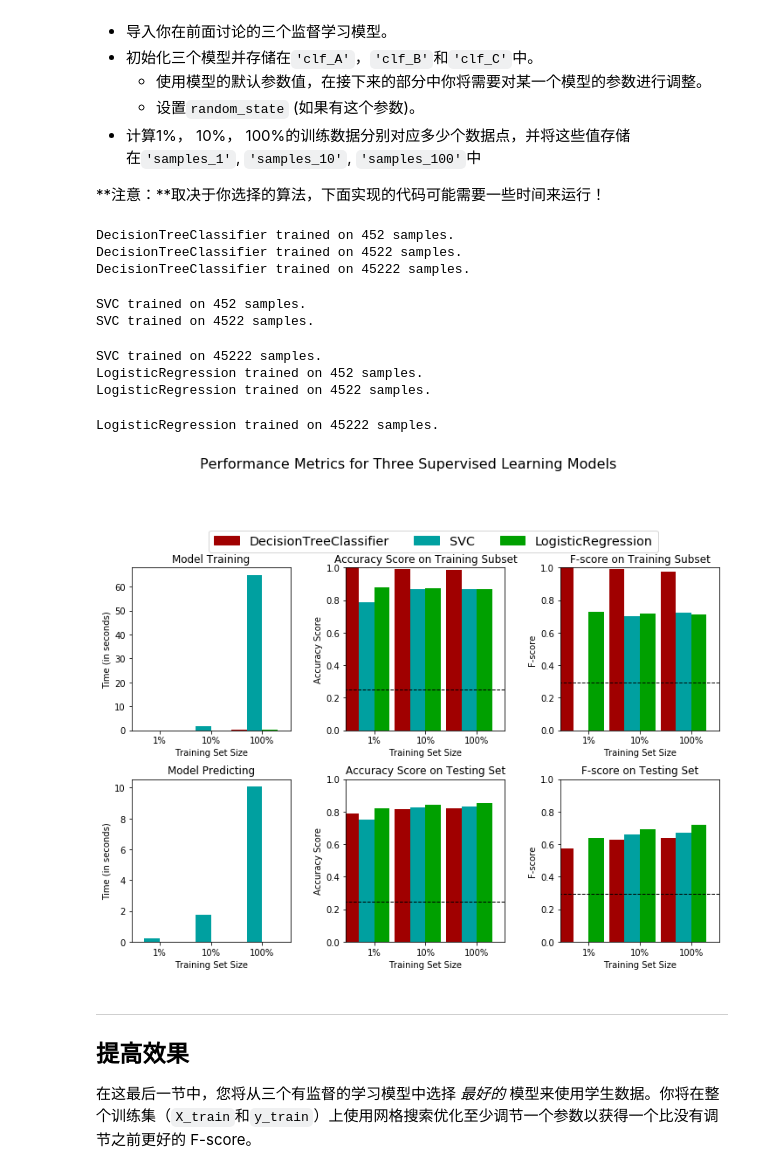
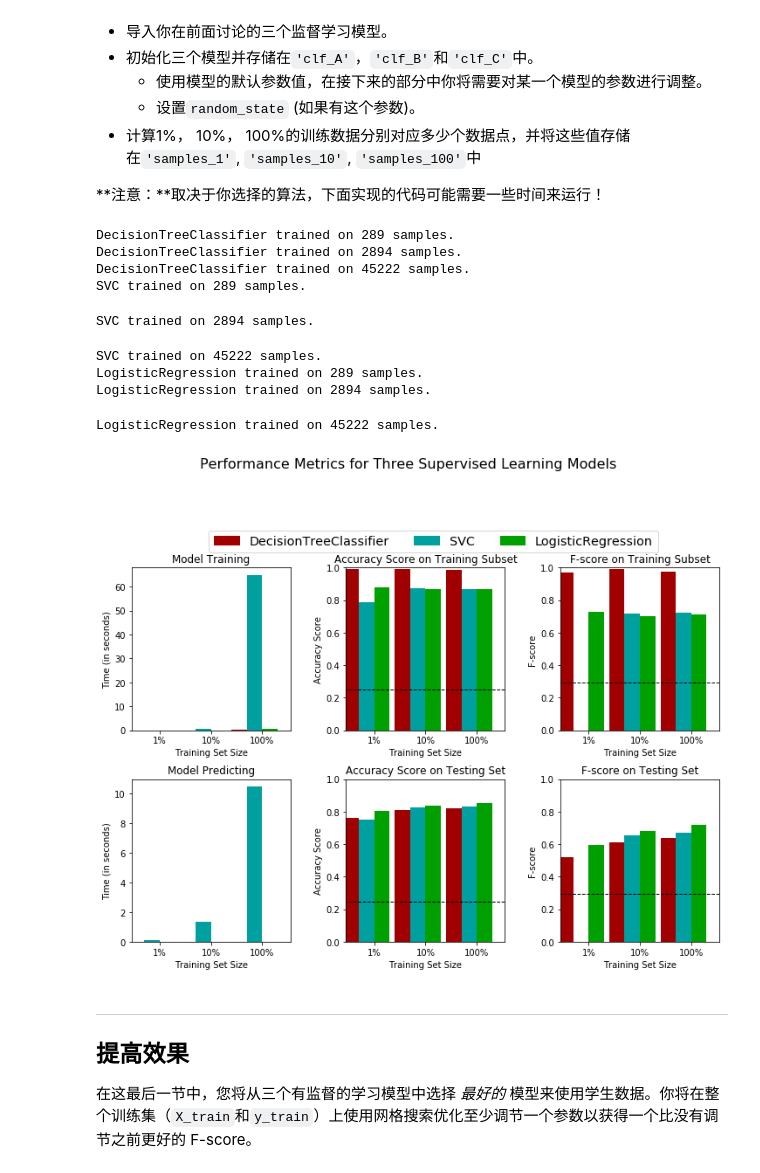
Before and after one commit to Dong9769/finding_donors, a Jupyter notebook: finding_donors.ipynb, the cells around one changed output. Drawn from its saved outputs; the diff is of its cells as text; code cells hidden in the pictures.

```diff
--- a/finding_donors.ipynb
+++ b/finding_donors.ipynb
@@ -211,14 +211,18 @@ $$ F_{\beta} = (1 + \beta^2) \cdot \frac{precision \cdot recall}{\left( \beta^2
 # %%
 #不能使用scikit-learn，你需要根据公式自己实现相关计算。
 
+test_records = X_test.shape[0]
+
+test_greater_50k = y_test.sum()
+
 #TODO： 计算准确率
-accuracy = n_greater_50k / n_records
+accuracy = test_greater_50k / test_records
 
 # TODO： 计算查准率 Precision
-precision = n_greater_50k / n_records
+precision = test_greater_50k / test_records
 
 # TODO： 计算查全率 Recall
-recall = n_greater_50k / n_greater_50k
+recall = test_greater_50k / test_greater_50k
 
 # TODO： 使用上面的公式，设置beta=0.5，计算F-score
 fscore = (1 + 0.5 * 0.5) * (precision * recall)/(0.5 * 0.5 * precision + recall)
@@ -442,41 +448,41 @@ def train_predict(learner, sample_size, X_train, y_train, X_val, y_val):
 # %%
 # TODO：从sklearn中导入三个监督学习模型
 import math
 from sklearn.tree import DecisionTreeClassifier
 from sklearn.svm import SVC
 from sklearn.linear_model import LogisticRegression
 
 # TODO：初始化三个模型
-clf_A = DecisionTreeClassifier()
-clf_B = SVC()
-clf_C = LogisticRegression()
+clf_A = DecisionTreeClassifier(random_state=2)
+clf_B = SVC(random_state=2)
+clf_C = LogisticRegression(random_state=2)
 
 # TODO：计算1%， 10%， 100%的训练数据分别对应多少点
-samples_1 = math.floor(0.01 * n_records)
-samples_10 = math.floor(0.1 * n_records)
+samples_1 = math.floor(0.01 * X_train.shape[0])
+samples_10 = math.floor(0.1 * X_train.shape[0])
 samples_100 = n_records
 
 # 收集学习器的结果
 results = {}
 for clf in [clf_A, clf_B, clf_C]:
     clf_name = clf.__class__.__name__
     results[clf_name] = {}
     for i, samples in enumerate([samples_1, samples_10, samples_100]):
         results[clf_name][i] = train_predict(clf, samples, X_train, y_train, X_val, y_val)
 
 # 对选择的三个模型得到的评价结果进行可视化
 vs.evaluate(results, accuracy, fscore)
 # %% [output]
-DecisionTreeClassifier trained on 452 samples.
-DecisionTreeClassifier trained on 4522 samples.
+DecisionTreeClassifier trained on 289 samples.
+DecisionTreeClassifier trained on 2894 samples.
 DecisionTreeClassifier trained on 45222 samples.
+SVC trained on 289 samples.
-SVC trained on 452 samples.
-SVC trained on 4522 samples.
+SVC trained on 2894 samples.
 SVC trained on 45222 samples.
-LogisticRegression trained on 452 samples.
-LogisticRegression trained on 4522 samples.
+LogisticRegression trained on 289 samples.
+LogisticRegression trained on 2894 samples.
 LogisticRegression trained on 45222 samples.
-[figure, old version]
+[figure, new version]
 # %% [markdown]
 ----
 ## 提高效果
```
Also changed, not shown: parts of 4 cells of this notebook, 1 other file.
